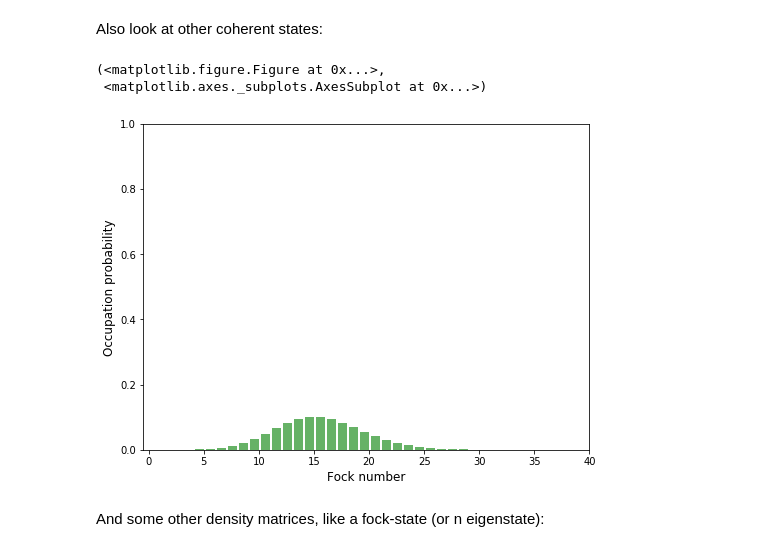
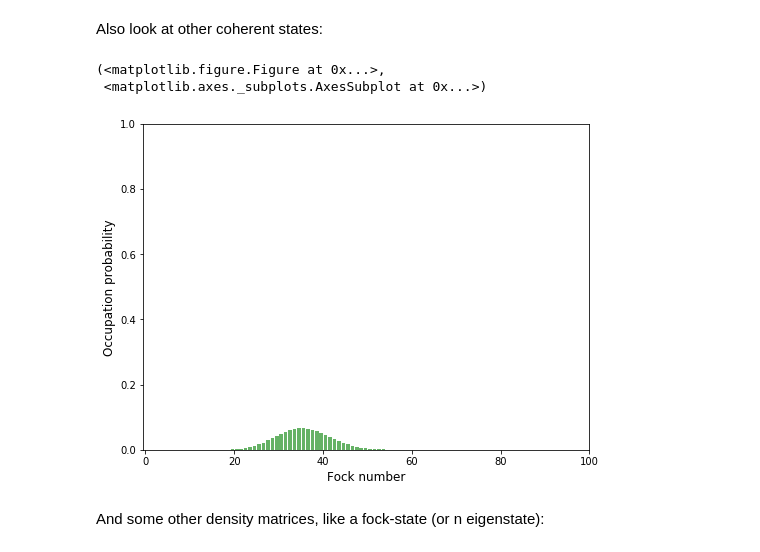
Before and after one commit to amcdawes/QMlabs, a Jupyter notebook: Chapter 12 - SHO.ipynb, the cells around one changed output. Saved outputs shown, nothing was run; the diff lists cells and outputs as text; code cells hidden in the pictures.

```diff
--- a/Chapter 12 - SHO.ipynb
+++ b/Chapter 12 - SHO.ipynb
@@ -35,11 +43,11 @@ plot_fock_distribution(psi_dm)
 Also look at other coherent states:
 # %%
 # With larger N and α:
-plot_fock_distribution(coherent_dm(40,4))
+plot_fock_distribution(coherent_dm(100,6))
 # %% [output]
 (<matplotlib.figure.Figure at 0x...>,
  <matplotlib.axes._subplots.AxesSubplot at 0x...>)
-[figure, old version]
+[figure, new version]
 # %% [markdown]
 And some other density matrices, like a fock-state (or n eigenstate):
 # %%
```
Also changed, not shown: parts of 9 cells of this notebook, 1 other file.
